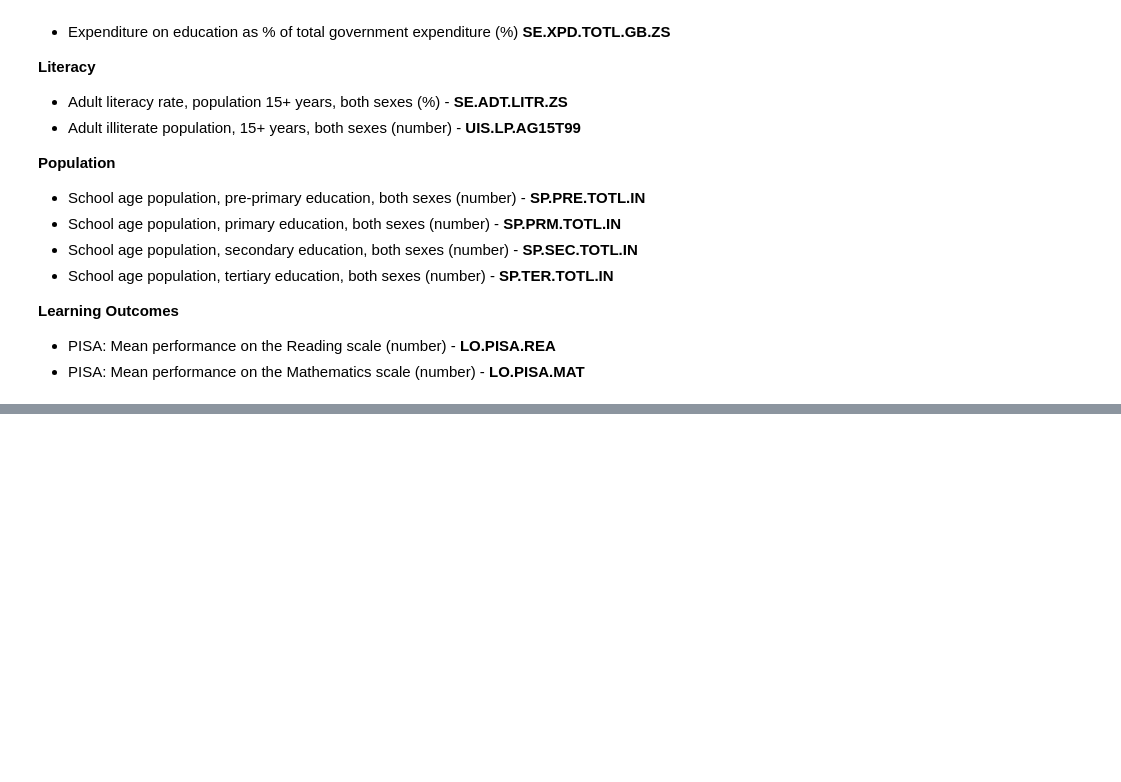
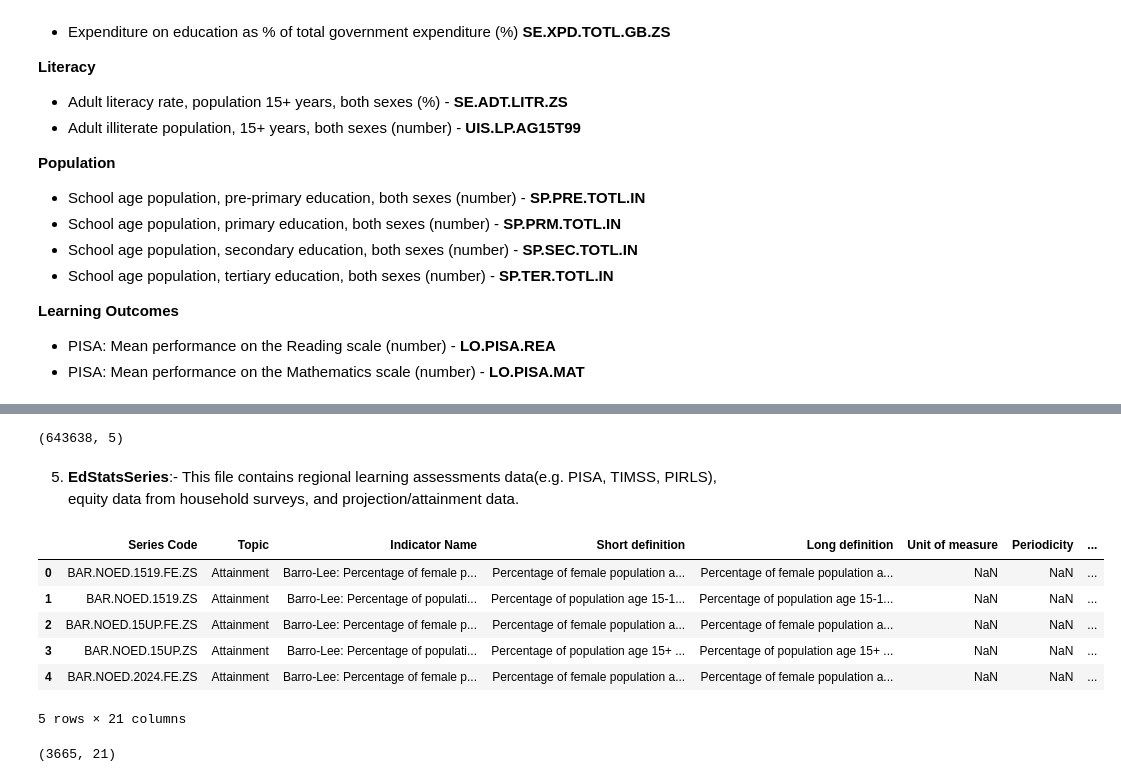
Before and after one commit to DS-Shubham-Pandey/World-Bank-Global-Education-Analysis, a Jupyter notebook: World_Bank_Global_Education_Analysis_Capstone_Project.ipynb, the cells around one changed output, grey strips where cells are left out. Saved outputs shown, nothing was run; the diff lists cells and outputs as text; code cells hidden in the pictures; blank space fills up the shorter version.

```diff
--- a/World_Bank_Global_Education_Analysis_Capstone_Project.ipynb
+++ b/World_Bank_Global_Education_Analysis_Capstone_Project.ipynb
@@ -49,0 +215,26 @@ The World Bank EdStats All Indicator Query holds over 4,000 internationally comp
+# %%
+# Number of rows and columns in EdStatsFootNote.
+EdStatsFootNote.shape
+# %% [output]
+(643638, 5)
+# %% [markdown]
+5.   **EdStatsSeries**:- This file contains regional learning assessments data(e.g. PISA, TIMSS, PIRLS), equity data from household surveys, and projection/attainment data.
+# %%
+# Loading EdStatsSeries file
+EdStatsSeries = pd.read_csv("/content/drive/MyDrive/AlmaBetter/Modules/Module 1 : Python for Data Science/Capstone Project/Contents/EdStatsSeries.csv")
+
+# displaying first 2 rows.
+EdStatsSeries.head(5)
+# %% [output]
+|  | Series Code | Topic | Indicator Name | Short definition | Long definition | Unit of measure | Periodicity | ... |
+| 0 | BAR.NOED.1519.FE.ZS | Attainment | Barro-Lee: Percentage of female p... | Percentage of female population a... | Percentage of female population a... | NaN | NaN | ... |
+| 1 | BAR.NOED.1519.ZS | Attainment | Barro-Lee: Percentage of populati... | Percentage of population age 15-1... | Percentage of population age 15-1... | NaN | NaN | ... |
+| 2 | BAR.NOED.15UP.FE.ZS | Attainment | Barro-Lee: Percentage of female p... | Percentage of female population a... | Percentage of female population a... | NaN | NaN | ... |
+| 3 | BAR.NOED.15UP.ZS | Attainment | Barro-Lee: Percentage of populati... | Percentage of population age 15+ ... | Percentage of population age 15+ ... | NaN | NaN | ... |
+| 4 | BAR.NOED.2024.FE.ZS | Attainment | Barro-Lee: Percentage of female p... | Percentage of female population a... | Percentage of female population a... | NaN | NaN | ... |
+5 rows × 21 columns
+# %%
+# Number of rows and columns in EdStatsSeries.
+EdStatsSeries.shape
+# %% [output]
+(3665, 21)
```
Also changed, not shown: parts of 18 cells of this notebook.
